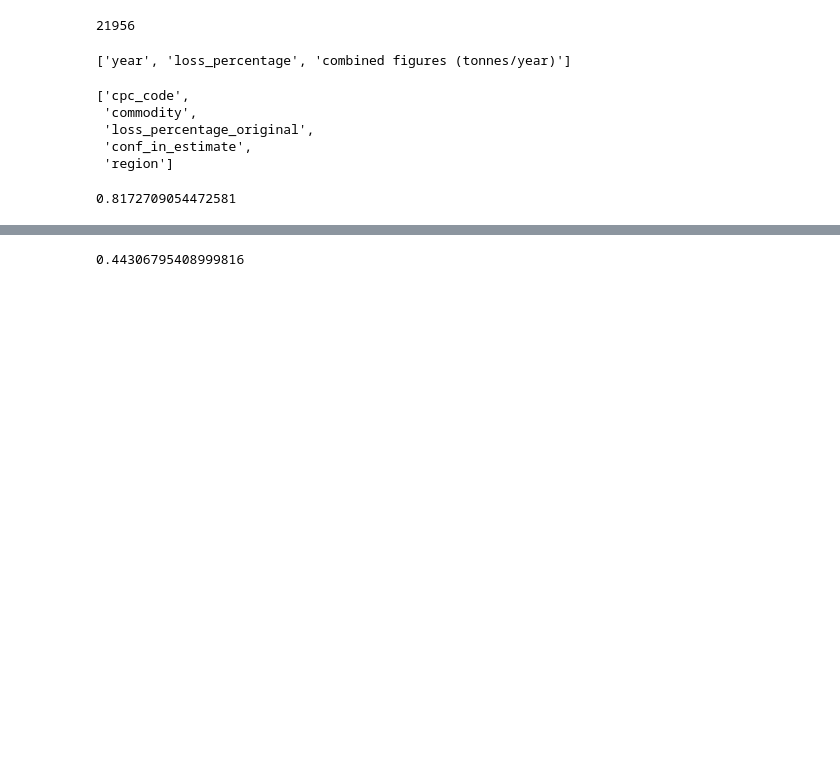
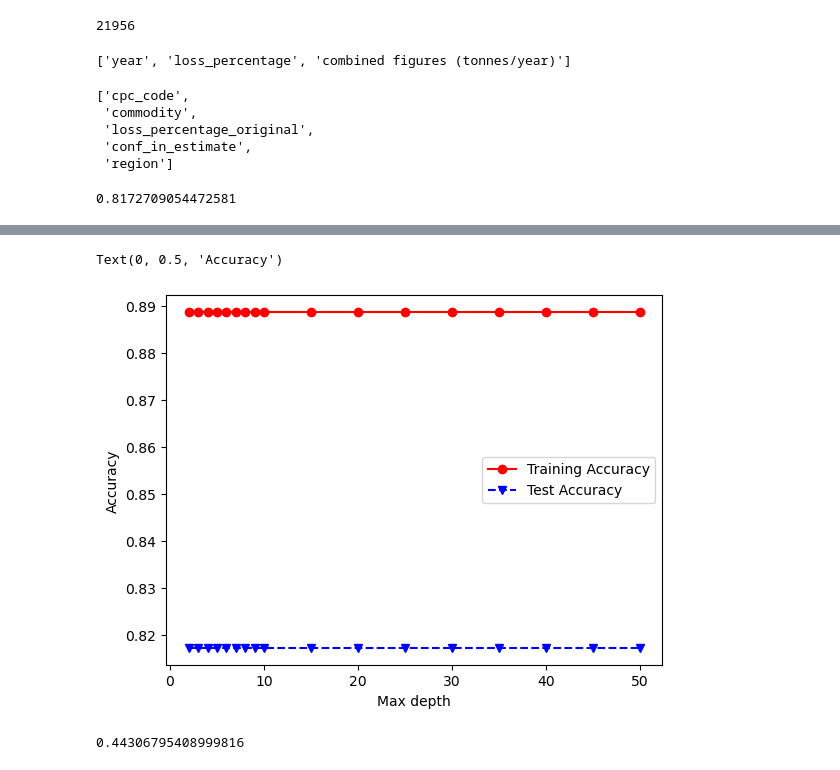
Before and after one commit to AlbertNg02/food-insecurity-prediction, a Jupyter notebook: data_explore.ipynb, the cells around one changed output, grey strips where cells are left out. Drawn from its saved outputs; the diff is of its cells as text; code cells hidden in the pictures; blank space fills up the shorter version.

```diff
--- a/data_explore.ipynb
+++ b/data_explore.ipynb
@@ -263,3 +238,38 @@ ValueError: x and y must have same first dimension, but have shapes (1,) and (25
+# %%
+from sklearn.metrics import accuracy_score
+
+#########################################
+# Model fitting and evaluation
+#########################################
+
+maxdepths = [2,3,4,5,6,7,8,9,10,15,20,25,30,35,40,45,50]
+
+trainAcc = np.zeros(len(maxdepths))
+testAcc = np.zeros(len(maxdepths))
+
+
+
+index = 0
+for depth in maxdepths:
+    clf = make_pipeline(preprocessor, LogisticRegression(max_iter=500))
+    clf = clf.fit(data_train, target_train)
+    Y_predTrain = clf.predict(data_train)
+    Y_predTest = clf.predict(data_test)
+    trainAcc[index] = accuracy_score(target_train, Y_predTrain)
+    testAcc[index] = accuracy_score(target_test, Y_predTest)
+    index += 1
+
+#########################################
+# Plot of training and test accuracies
+#########################################
+
+plt.plot(maxdepths,trainAcc,'ro-',maxdepths,testAcc,'bv--')
+plt.legend(['Training Accuracy','Test Accuracy'])
+plt.xlabel('Max depth')
+plt.ylabel('Accuracy')
+# %% [output]
+Text(0, 0.5, 'Accuracy')
+[figure, added]
 # %%
 
 from sklearn.ensemble import RandomForestClassifier
```
Also changed, not shown: parts of 13 cells of this notebook.
